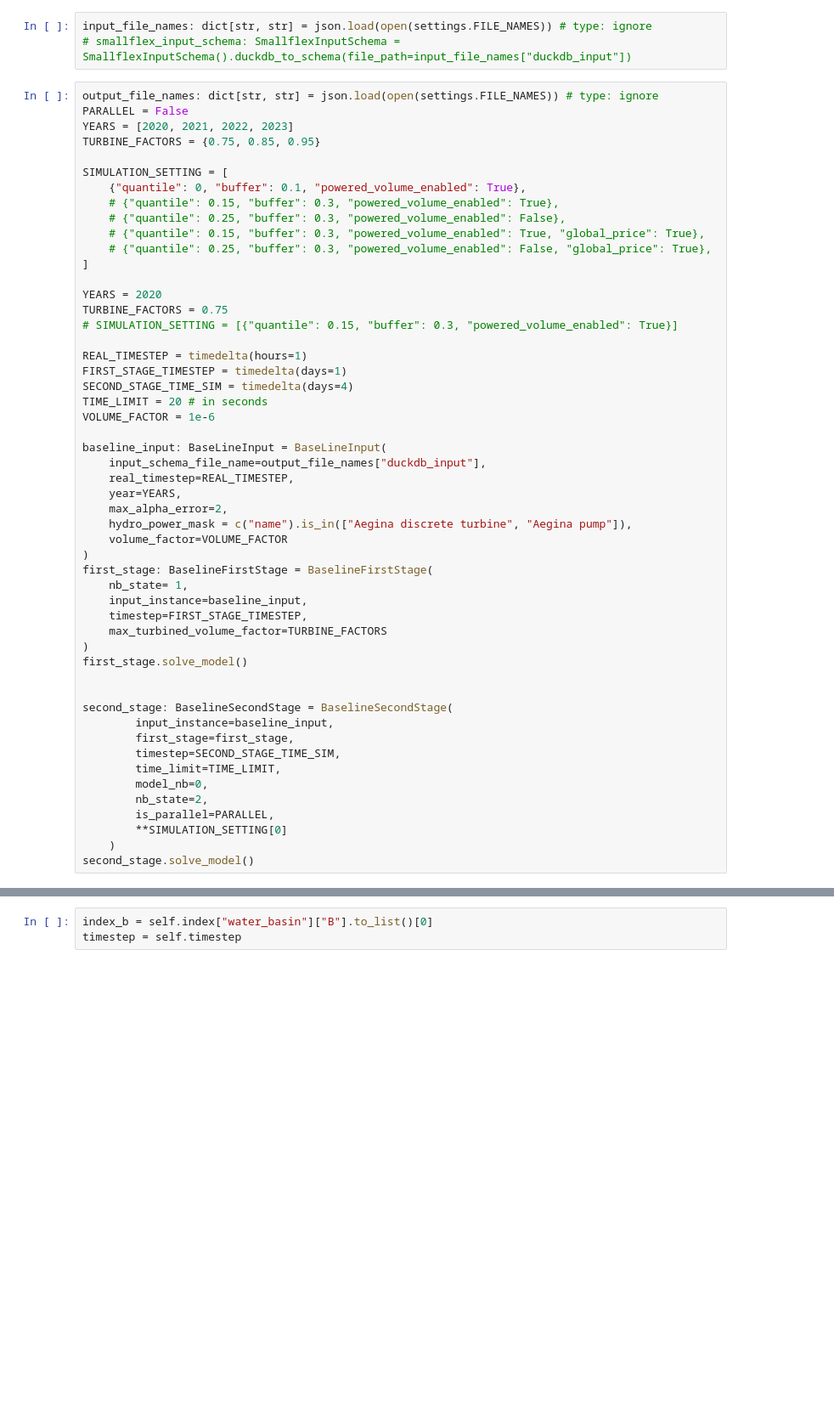
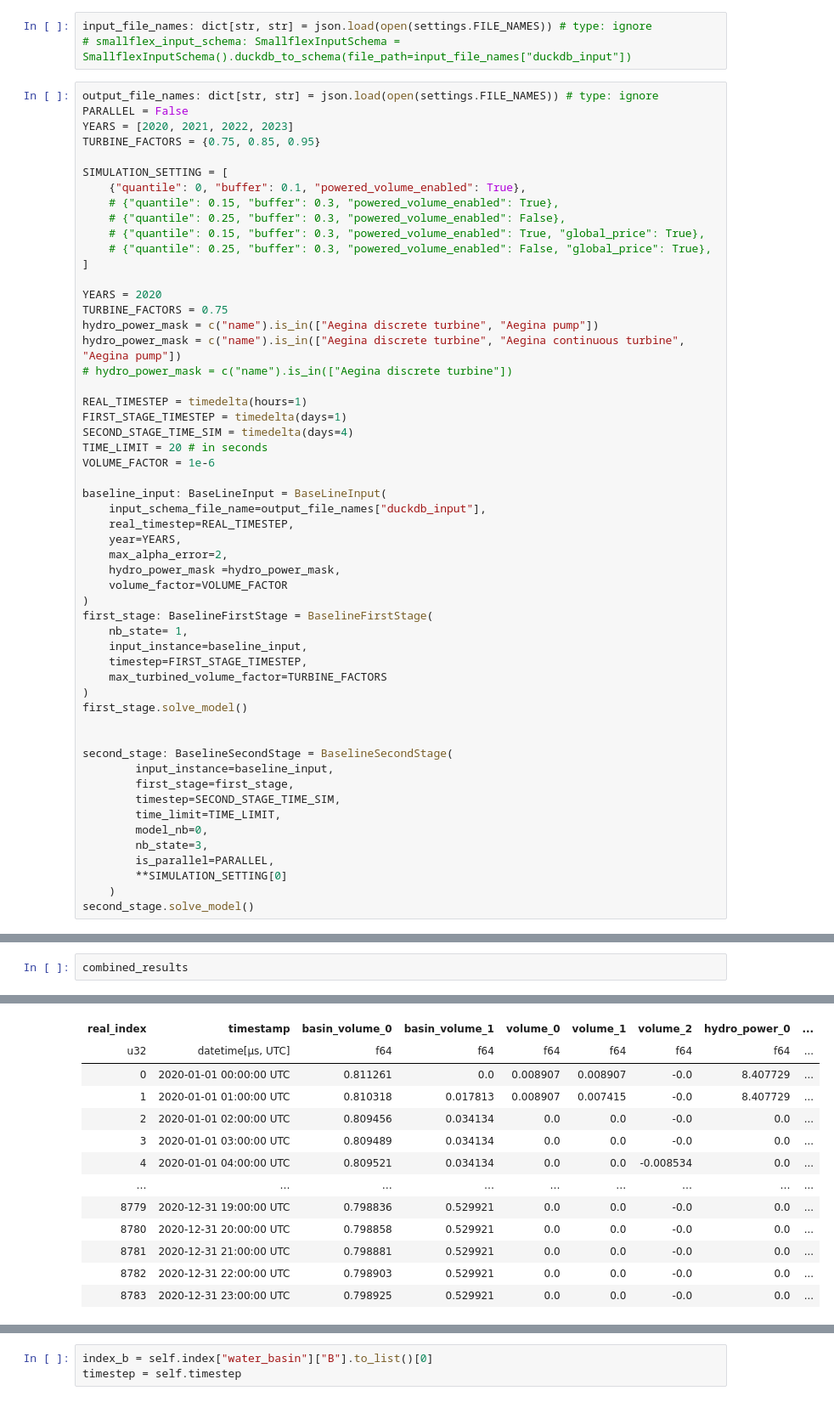
Before and after one commit to heig-vd-ie/smallflex-vpp-codes, a Jupyter notebook: notebook/base_line.ipynb, the cells around one changed output, grey strips where cells are left out. Shown at 85% size. Cells and saved outputs as stored; diff of their text form; blank space fills up the shorter version.

```diff
--- a/notebook/base_line.ipynb
+++ b/notebook/base_line.ipynb
@@ -58,7 +58,9 @@ SIMULATION_SETTING = [
 
 YEARS = 2020
 TURBINE_FACTORS = 0.75
-# SIMULATION_SETTING = [{"quantile": 0.15, "buffer": 0.3, "powered_volume_enabled": True}]
+hydro_power_mask = c("name").is_in(["Aegina discrete turbine", "Aegina pump"])
+hydro_power_mask = c("name").is_in(["Aegina discrete turbine", "Aegina continuous turbine", "Aegina pump"])
+# hydro_power_mask = c("name").is_in(["Aegina discrete turbine"])
 
 REAL_TIMESTEP = timedelta(hours=1)
 FIRST_STAGE_TIMESTEP = timedelta(days=1)
@@ -71,7 +73,7 @@ baseline_input: BaseLineInput = BaseLineInput(
     real_timestep=REAL_TIMESTEP,
     year=YEARS,
     max_alpha_error=2,
-    hydro_power_mask = c("name").is_in(["Aegina discrete turbine", "Aegina pump"]),
+    hydro_power_mask =hydro_power_mask,
     volume_factor=VOLUME_FACTOR
 )
 first_stage: BaselineFirstStage = BaselineFirstStage(
@@ -89,7 +91,7 @@ second_stage: BaselineSecondStage = BaselineSecondStage(
         timestep=SECOND_STAGE_TIME_SIM,
         time_limit=TIME_LIMIT,
         model_nb=0,
-        nb_state=2,
+        nb_state=3,
         is_parallel=PARALLEL,
         **SIMULATION_SETTING[0]
     )
@@ -187,0 +123,3 @@ print(pl.DataFrame(
+# %%
+combined_results
+# %% [output]
@@ -187,0 +127,13 @@ print(pl.DataFrame(
+| real_index | timestamp | basin_volume_0 | basin_volume_1 | volume_0 | volume_1 | volume_2 | hydro_power_0 | ... |
+| u32 | datetime[μs, UTC] | f64 | f64 | f64 | f64 | f64 | f64 | ... |
+| 0 | 2020-01-01 00:00:00 UTC | 0.811261 | 0.0 | 0.008907 | 0.008907 | -0.0 | 8.407729 | ... |
+| 1 | 2020-01-01 01:00:00 UTC | 0.810318 | 0.017813 | 0.008907 | 0.007415 | -0.0 | 8.407729 | ... |
+| 2 | 2020-01-01 02:00:00 UTC | 0.809456 | 0.034134 | 0.0 | 0.0 | -0.0 | 0.0 | ... |
+| 3 | 2020-01-01 03:00:00 UTC | 0.809489 | 0.034134 | 0.0 | 0.0 | -0.0 | 0.0 | ... |
+| 4 | 2020-01-01 04:00:00 UTC | 0.809521 | 0.034134 | 0.0 | 0.0 | -0.008534 | 0.0 | ... |
+| … | … | … | … | … | … | … | … | ... |
+| 8779 | 2020-12-31 19:00:00 UTC | 0.798836 | 0.529921 | 0.0 | 0.0 | -0.0 | 0.0 | ... |
+| 8780 | 2020-12-31 20:00:00 UTC | 0.798858 | 0.529921 | 0.0 | 0.0 | -0.0 | 0.0 | ... |
+| 8781 | 2020-12-31 21:00:00 UTC | 0.798881 | 0.529921 | 0.0 | 0.0 | -0.0 | 0.0 | ... |
+| 8782 | 2020-12-31 22:00:00 UTC | 0.798903 | 0.529921 | 0.0 | 0.0 | -0.0 | 0.0 | ... |
+| 8783 | 2020-12-31 23:00:00 UTC | 0.798925 | 0.529921 | 0.0 | 0.0 | -0.0 | 0.0 | ... |
```
Also changed, not shown: parts of 48 cells of this notebook, 9 other files.
